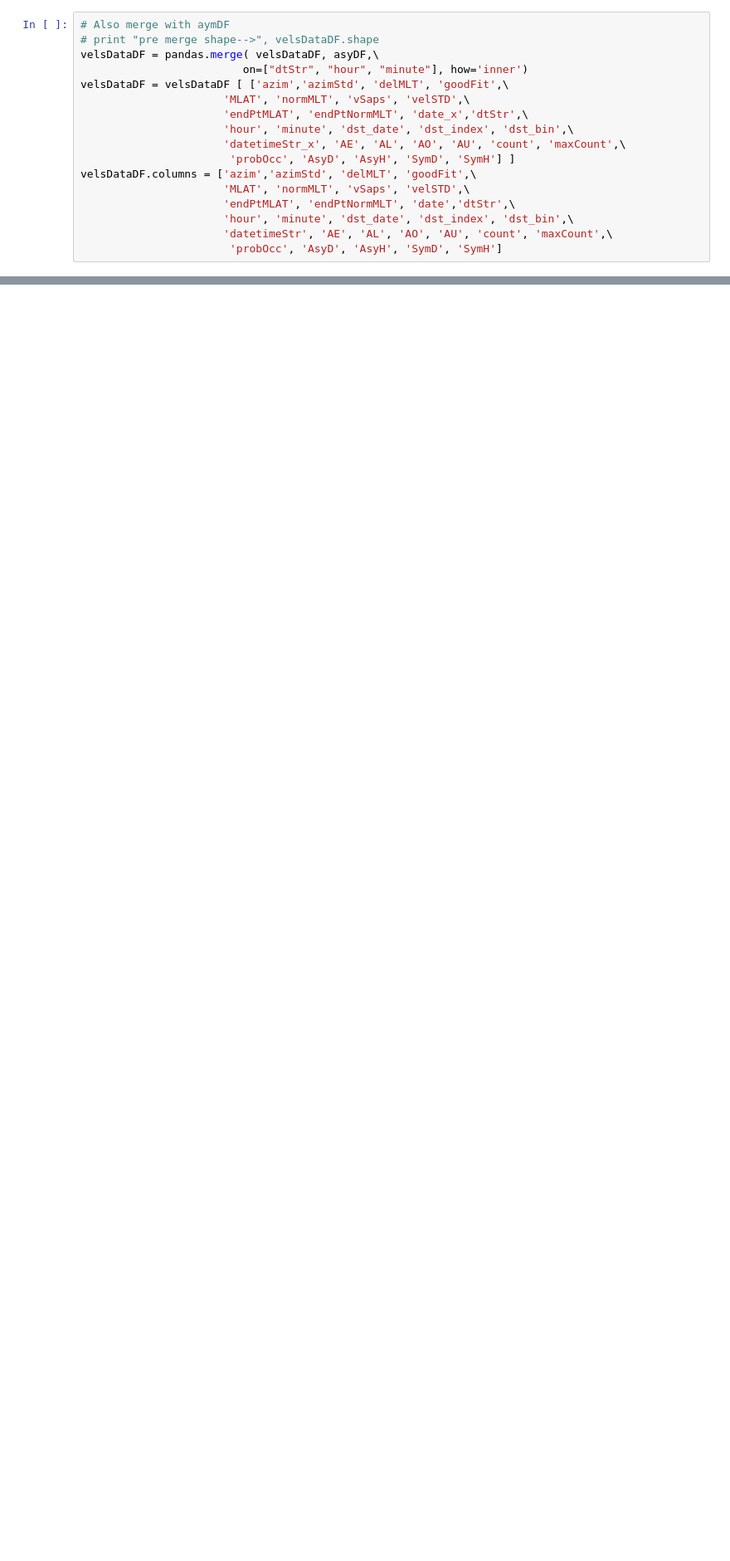
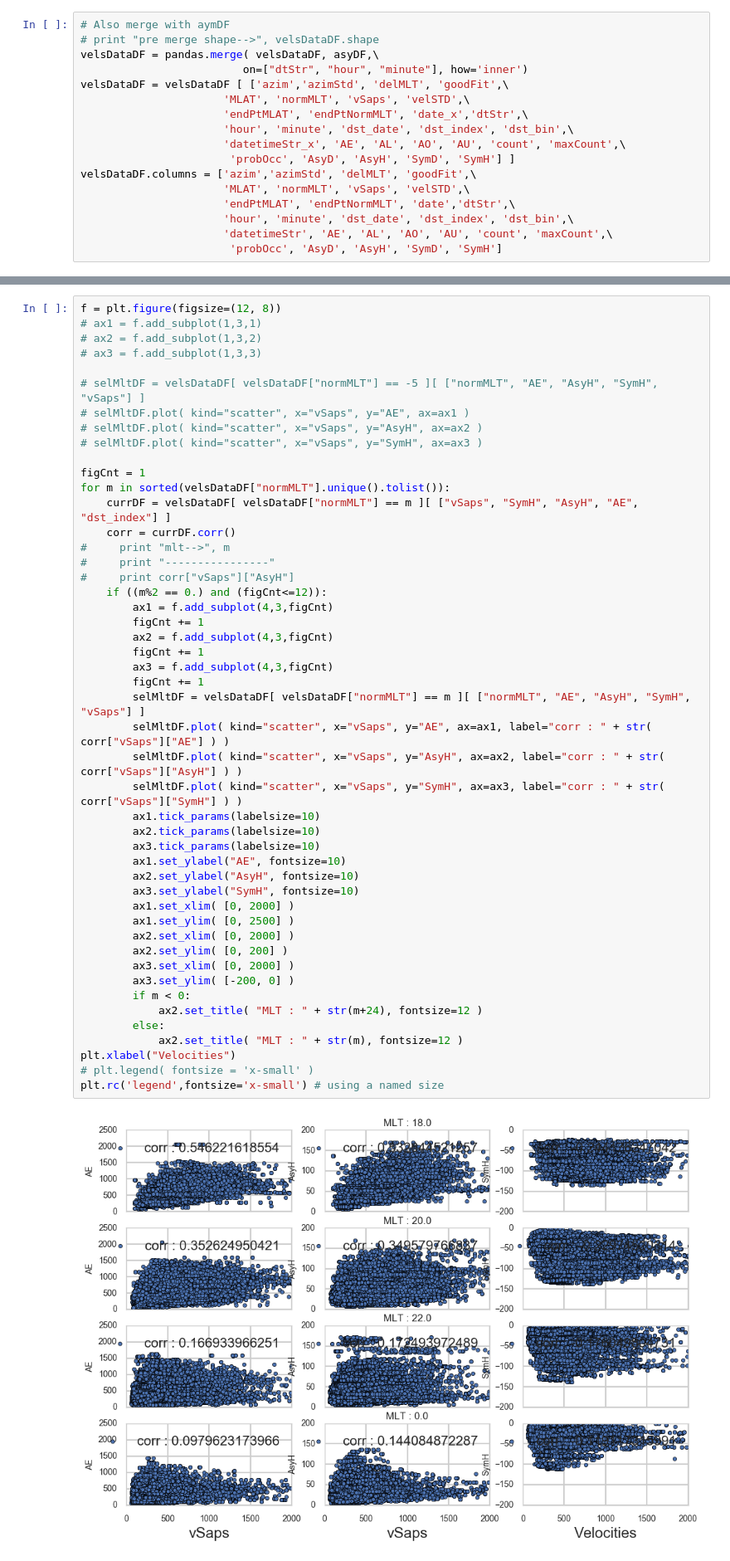
Before and after one commit to bharatreddy/indsvels, a Jupyter notebook: ipy/stats-gmag.ipynb, the cells around one changed output, grey strips where cells are left out. Shown at 83% size. Cells and saved outputs as stored; diff of their text form; blank space fills up the shorter version.

```diff
--- a/ipy/stats-gmag.ipynb
+++ b/ipy/stats-gmag.ipynb
@@ -73,0 +86,50 @@ velsDataDF.columns = ['azim','azimStd', 'delMLT', 'goodFit',\
+# %%
+f = plt.figure(figsize=(12, 8))
+# ax1 = f.add_subplot(1,3,1)
+# ax2 = f.add_subplot(1,3,2)
+# ax3 = f.add_subplot(1,3,3)
+
+# selMltDF = velsDataDF[ velsDataDF["normMLT"] == -5 ][ ["normMLT", "AE", "AsyH", "SymH", "vSaps"] ]
+# selMltDF.plot( kind="scatter", x="vSaps", y="AE", ax=ax1 )
+# selMltDF.plot( kind="scatter", x="vSaps", y="AsyH", ax=ax2 )
+# selMltDF.plot( kind="scatter", x="vSaps", y="SymH", ax=ax3 )
+
+figCnt = 1
+for m in sorted(velsDataDF["normMLT"].unique().tolist()):
+    currDF = velsDataDF[ velsDataDF["normMLT"] == m ][ ["vSaps", "SymH", "AsyH", "AE", "dst_index"] ]
+    corr = currDF.corr()
+#     print "mlt-->", m
+#     print "----------------"
+#     print corr["vSaps"]["AsyH"]
+    if ((m%2 == 0.) and (figCnt<=12)):
+        ax1 = f.add_subplot(4,3,figCnt)
+        figCnt += 1
+        ax2 = f.add_subplot(4,3,figCnt)
+        figCnt += 1
+        ax3 = f.add_subplot(4,3,figCnt)
+        figCnt += 1
+        selMltDF = velsDataDF[ velsDataDF["normMLT"] == m ][ ["normMLT", "AE", "AsyH", "SymH", "vSaps"] ]
+        selMltDF.plot( kind="scatter", x="vSaps", y="AE", ax=ax1, label="corr : " + str( corr["vSaps"]["AE"] ) )
+        selMltDF.plot( kind="scatter", x="vSaps", y="AsyH", ax=ax2, label="corr : " + str( corr["vSaps"]["AsyH"] ) )
+        selMltDF.plot( kind="scatter", x="vSaps", y="SymH", ax=ax3, label="corr : " + str( corr["vSaps"]["SymH"] ) )
+        ax1.tick_params(labelsize=10)
+        ax2.tick_params(labelsize=10)
+        ax3.tick_params(labelsize=10)
+        ax1.set_ylabel("AE", fontsize=10)
+        ax2.set_ylabel("AsyH", fontsize=10)
+        ax3.set_ylabel("SymH", fontsize=10)
+        ax1.set_xlim( [0, 2000] )
+        ax1.set_ylim( [0, 2500] )
+        ax2.set_xlim( [0, 2000] )
+        ax2.set_ylim( [0, 200] )
+        ax3.set_xlim( [0, 2000] )
+        ax3.set_ylim( [-200, 0] )
+        if m < 0:
+            ax2.set_title( "MLT : " + str(m+24), fontsize=12 )
+        else:
+            ax2.set_title( "MLT : " + str(m), fontsize=12 )
+plt.xlabel("Velocities")
+# plt.legend( fontsize = 'x-small' )
+plt.rc('legend',fontsize='x-small') # using a named size
+# %% [output]
+[figure, added]
```
Also changed, not shown: parts of 8 cells of this notebook, 3 other files.
